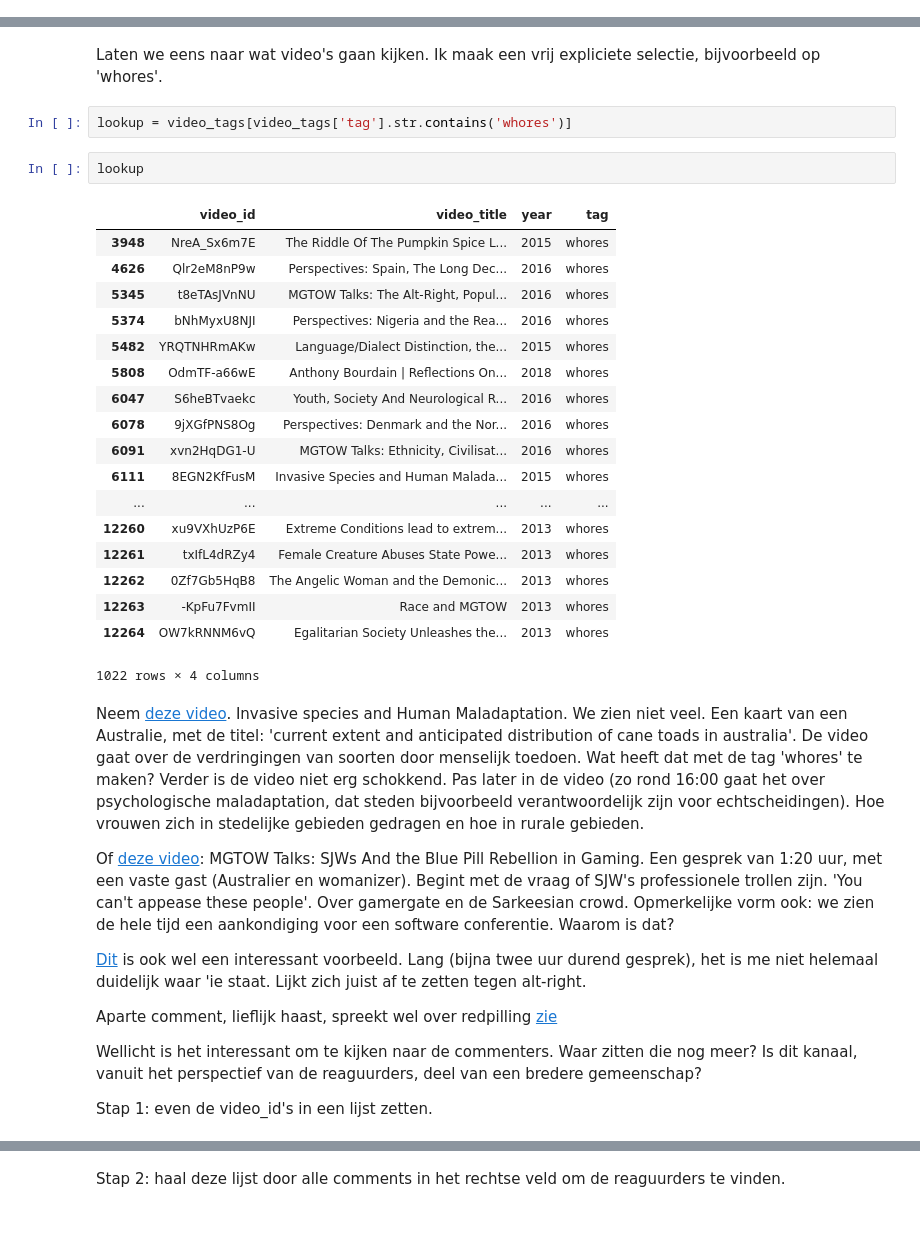
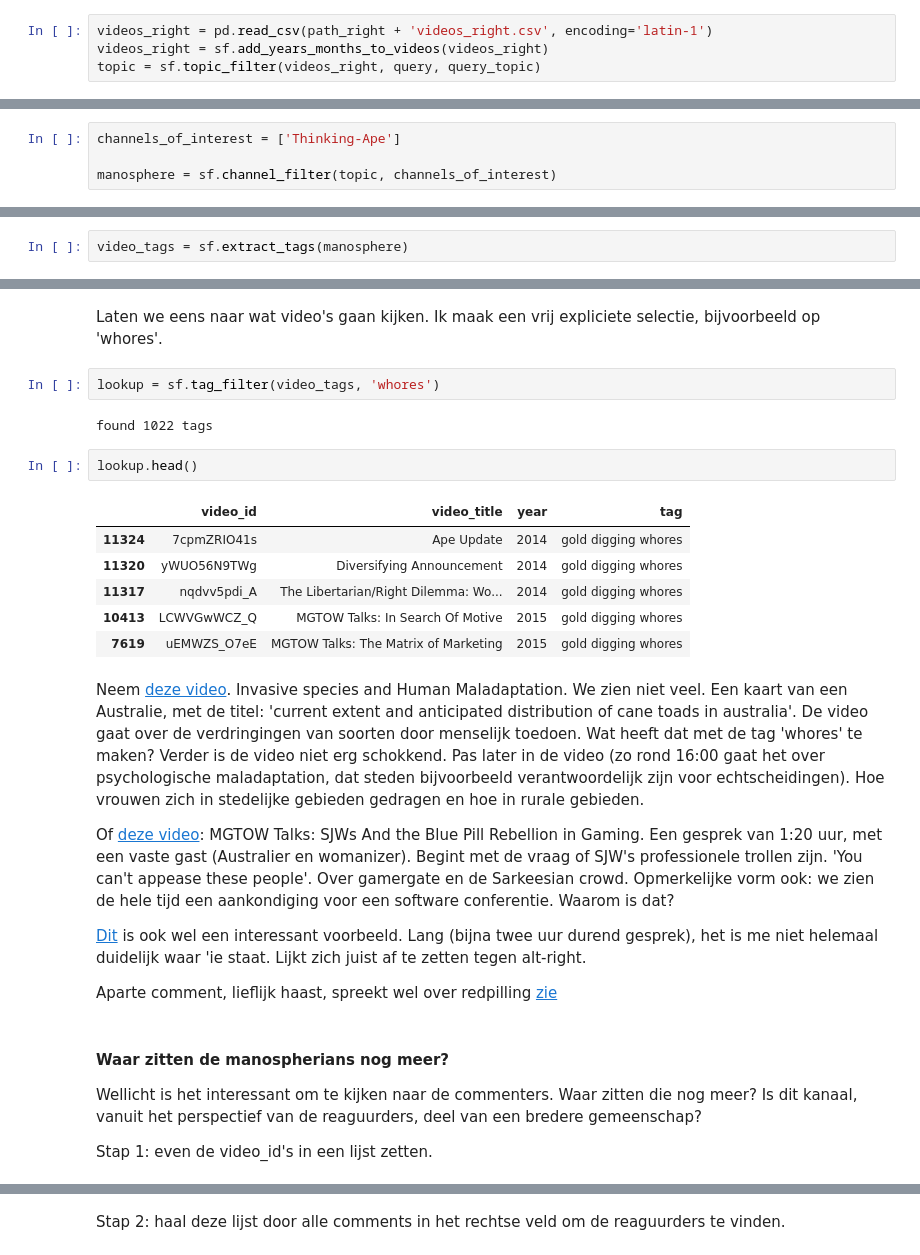
Before and after one commit to decorrespondent/youtube_extremism, a Jupyter notebook: Notebooks/scenario.ipynb, the cells around one changed output, grey strips where cells are left out. Saved outputs shown, nothing was run; the diff lists cells and outputs as text; blank space fills up the shorter version.

```diff
--- a/Notebooks/scenario.ipynb
+++ b/Notebooks/scenario.ipynb
@@ -411,0 +394,4 @@ len(topic)
+# %%
+videos_right = pd.read_csv(path_right + 'videos_right.csv', encoding='latin-1')
+videos_right = sf.add_years_months_to_videos(videos_right)
+topic = sf.topic_filter(videos_right, query, query_topic)
@@ -487,0 +439,4 @@ len(manosphere)
+# %%
+channels_of_interest = ['Thinking-Ape']
+
+manosphere = sf.channel_filter(topic, channels_of_interest)
@@ -566,0 +459,2 @@ Name: tag, Length: 1454, dtype: int64
+# %%
+video_tags = sf.extract_tags(manosphere)
@@ -596,28 +512,18 @@ TODO: nog even de file aanpassen omdat gapminder 'm niet goed laadt.
 # %% [markdown]
 Laten we eens naar wat video's gaan kijken. Ik maak een vrij expliciete selectie, bijvoorbeeld op 'whores'.
 # %%
-lookup = video_tags[video_tags['tag'].str.contains('whores')]
+lookup = sf.tag_filter(video_tags, 'whores')
+# %% [output]
+found 1022 tags
 # %%
-lookup
+lookup.head()
 # %% [output]
 |  | video_id | video_title | year | tag |
-| 3948 | NreA_Sx6m7E | The Riddle Of The Pumpkin Spice L... | 2015 | whores |
-| 4626 | Qlr2eM8nP9w | Perspectives: Spain, The Long Dec... | 2016 | whores |
-| 5345 | t8eTAsJVnNU | MGTOW Talks: The Alt-Right, Popul... | 2016 | whores |
-| 5374 | bNhMyxU8NJI | Perspectives: Nigeria and the Rea... | 2016 | whores |
-| 5482 | YRQTNHRmAKw | Language/Dialect Distinction, the... | 2015 | whores |
-| 5808 | OdmTF-a66wE | Anthony Bourdain | Reflections On... | 2018 | whores |
-| 6047 | S6heBTvaekc | Youth, Society And Neurological R... | 2016 | whores |
-| 6078 | 9jXGfPNS8Og | Perspectives: Denmark and the Nor... | 2016 | whores |
-| 6091 | xvn2HqDG1-U | MGTOW Talks: Ethnicity, Civilisat... | 2016 | whores |
-| 6111 | 8EGN2KfFusM | Invasive Species and Human Malada... | 2015 | whores |
-| ... | ... | ... | ... | ... |
-| 12260 | xu9VXhUzP6E | Extreme Conditions lead to extrem... | 2013 | whores |
-| 12261 | txIfL4dRZy4 | Female Creature Abuses State Powe... | 2013 | whores |
-| 12262 | 0Zf7Gb5HqB8 | The Angelic Woman and the Demonic... | 2013 | whores |
-| 12263 | -KpFu7FvmII | Race and MGTOW | 2013 | whores |
-| 12264 | OW7kRNNM6vQ | Egalitarian Society Unleashes the... | 2013 | whores |
+| 11324 | 7cpmZRIO41s | Ape Update | 2014 | gold digging whores |
+| 11320 | yWUO56N9TWg | Diversifying Announcement | 2014 | gold digging whores |
+| 11317 | nqdvv5pdi_A | The Libertarian/Right Dilemma: Wo... | 2014 | gold digging whores |
+| 10413 | LCWVGwWCZ_Q | MGTOW Talks: In Search Of Motive | 2015 | gold digging whores |
+| 7619 | uEMWZS_O7eE | MGTOW Talks: The Matrix of Marketing | 2015 | gold digging whores |
-1022 rows × 4 columns
 # %% [markdown]
 Neem [deze video](https://www.youtube.com/watch?v=8EGN2KfFusM). Invasive species and Human Maladaptation. We zien niet veel. Een kaart van een Australie, met de titel: 'current extent and anticipated distribution of cane toads in australia'. De video gaat over de verdringingen van soorten door menselijk toedoen. Wat heeft dat met de tag 'whores' te maken? Verder is de video niet erg schokkend. Pas later in de video (zo rond 16:00 gaat het over psychologische maladaptation, dat steden bijvoorbeeld verantwoordelijk zijn voor echtscheidingen). Hoe vrouwen zich in stedelijke gebieden gedragen en hoe in rurale gebieden.
 
@@ -626,10 +532,12 @@ Of [deze video](https://www.youtube.com/watch?v=_XaJHKl8kAY): MGTOW Talks: SJWs
 [Dit](https://www.youtube.com/watch?v=t8eTAsJVnNU) is ook wel een interessant voorbeeld. Lang (bijna twee uur durend gesprek), het is me niet helemaal duidelijk waar 'ie staat. Lijkt zich juist af te zetten tegen alt-right.
 
 Aparte comment, lieflijk haast, spreekt wel over redpilling [zie](https://www.youtube.com/watch?v=Kx-4s1gGOkA&lc=UgjKEwvAkB7XkXgCoAEC)
-
-Wellicht is het interessant om te kijken naar de commenters. Waar zitten die nog meer? Is dit kanaal, vanuit het perspectief van de reaguurders, deel van een bredere gemeenschap?
-
-Stap 1: even de video_id's in een lijst zetten.
+# %% [markdown]
+#### Waar zitten de manospherians nog meer?
+
+Wellicht is het interessant om te kijken naar de commenters. Waar zitten die nog meer? Is dit kanaal, vanuit het perspectief van de reaguurders, deel van een bredere gemeenschap?
+
+Stap 1: even de video_id's in een lijst zetten.
 # %%
 manosphere_movies = set(manosphere.video_id)
 len(manosphere_movies)
```
Also changed, not shown: parts of 156 cells of this notebook, 2 other files.
